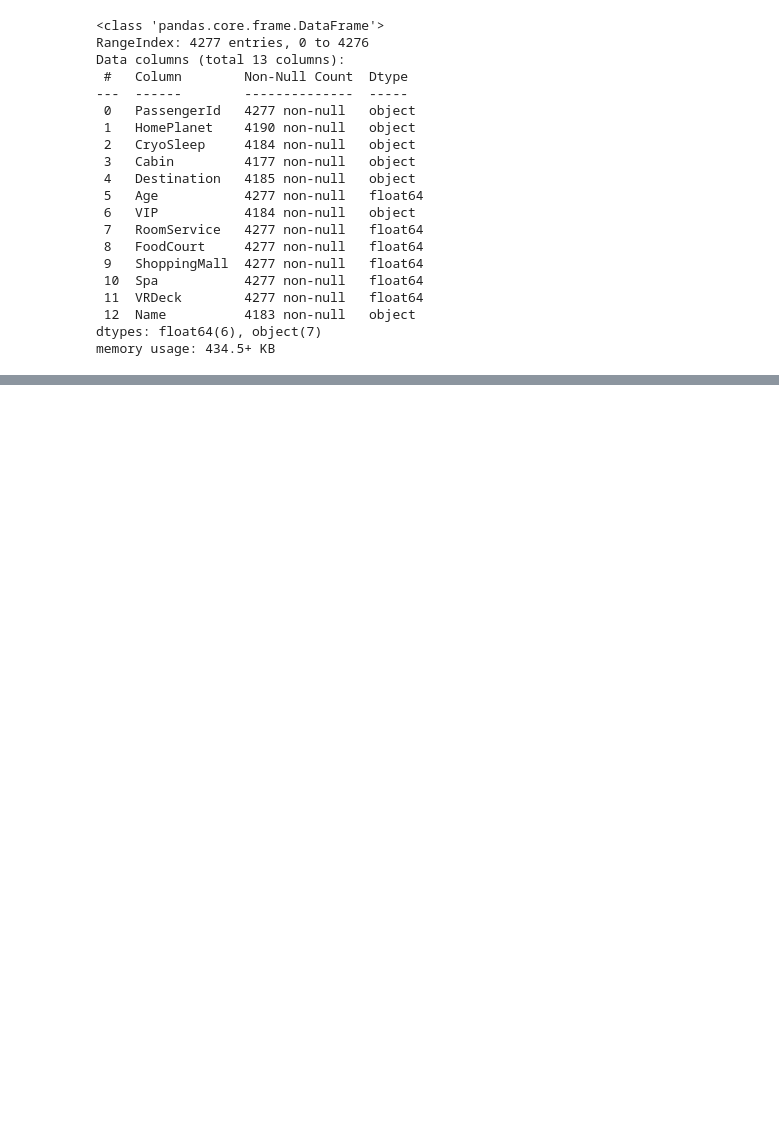
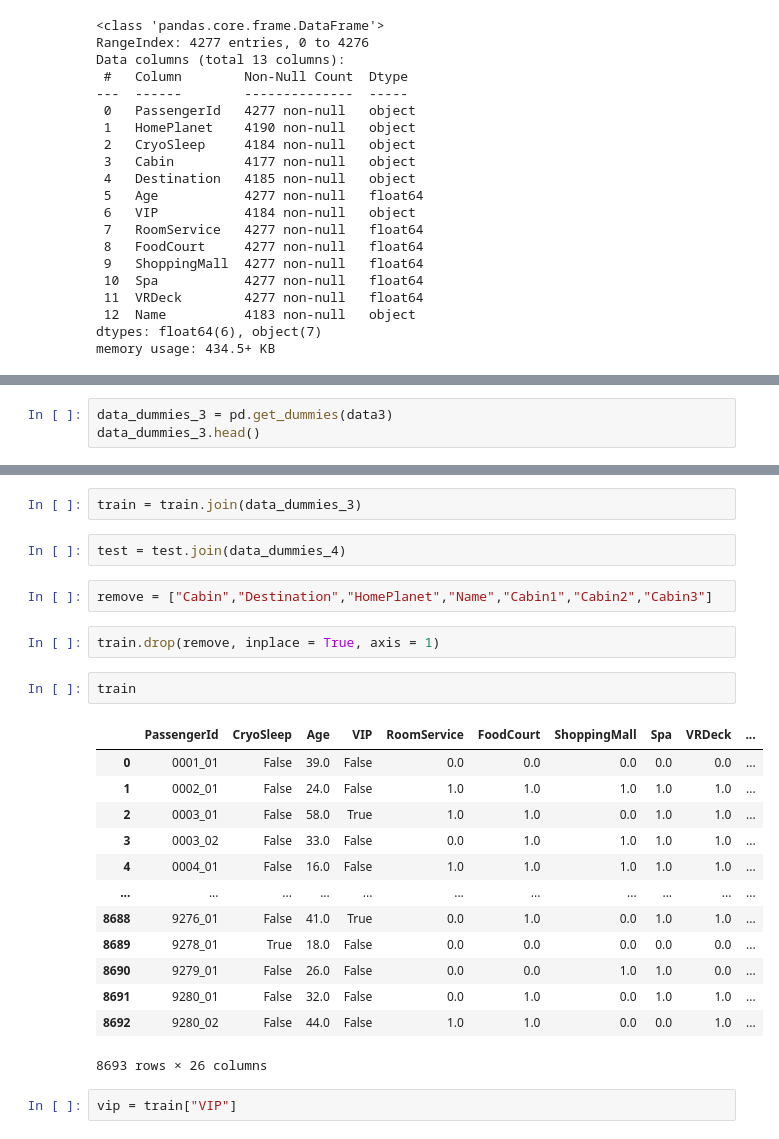
Before and after one commit to thefoolgy/kaggle, a Jupyter notebook: spaceship_titanic.ipynb, the cells around one changed output, grey strips where cells are left out. Drawn from its saved outputs; the diff is of its cells as text; blank space fills up the shorter version.

```diff
--- a/spaceship_titanic.ipynb
+++ b/spaceship_titanic.ipynb
@@ -135,0 +254,3 @@ memory usage: 434.5+ KB
+# %%
+data_dummies_3 = pd.get_dummies(data3)
+data_dummies_3.head()
@@ -135,0 +274,26 @@ memory usage: 434.5+ KB
+# %%
+train = train.join(data_dummies_3)
+# %%
+test = test.join(data_dummies_4)
+# %%
+remove = ["Cabin","Destination","HomePlanet","Name","Cabin1","Cabin2","Cabin3"]
+# %%
+train.drop(remove, inplace = True, axis = 1)
+# %%
+train
+# %% [output]
+|  | PassengerId | CryoSleep | Age | VIP | RoomService | FoodCourt | ShoppingMall | Spa | VRDeck | ... |
+| 0 | 0001_01 | False | 39.0 | False | 0.0 | 0.0 | 0.0 | 0.0 | 0.0 | ... |
+| 1 | 0002_01 | False | 24.0 | False | 1.0 | 1.0 | 1.0 | 1.0 | 1.0 | ... |
+| 2 | 0003_01 | False | 58.0 | True | 1.0 | 1.0 | 0.0 | 1.0 | 1.0 | ... |
+| 3 | 0003_02 | False | 33.0 | False | 0.0 | 1.0 | 1.0 | 1.0 | 1.0 | ... |
+| 4 | 0004_01 | False | 16.0 | False | 1.0 | 1.0 | 1.0 | 1.0 | 1.0 | ... |
+| ... | ... | ... | ... | ... | ... | ... | ... | ... | ... | ... |
+| 8688 | 9276_01 | False | 41.0 | True | 0.0 | 1.0 | 0.0 | 1.0 | 1.0 | ... |
+| 8689 | 9278_01 | True | 18.0 | False | 0.0 | 0.0 | 0.0 | 0.0 | 0.0 | ... |
+| 8690 | 9279_01 | False | 26.0 | False | 0.0 | 0.0 | 1.0 | 1.0 | 0.0 | ... |
+| 8691 | 9280_01 | False | 32.0 | False | 0.0 | 1.0 | 0.0 | 1.0 | 1.0 | ... |
+| 8692 | 9280_02 | False | 44.0 | False | 1.0 | 1.0 | 0.0 | 0.0 | 1.0 | ... |
+8693 rows × 26 columns
+# %%
+vip = train["VIP"]
```
Also changed, not shown: parts of 168 cells of this notebook.
